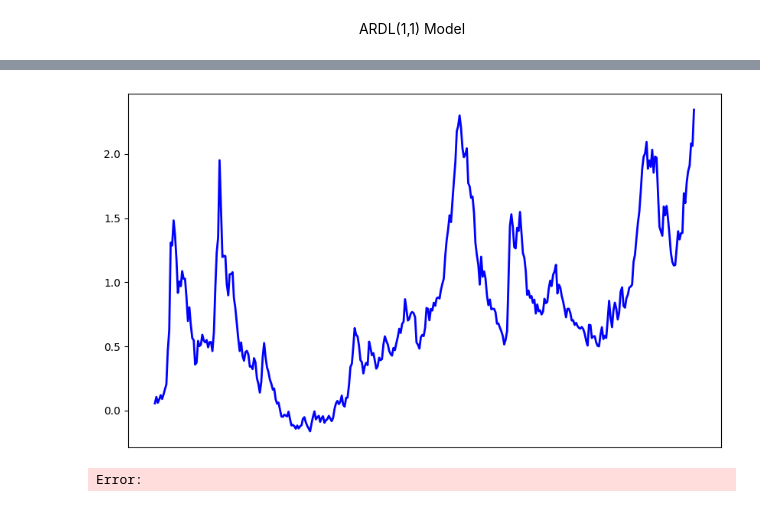
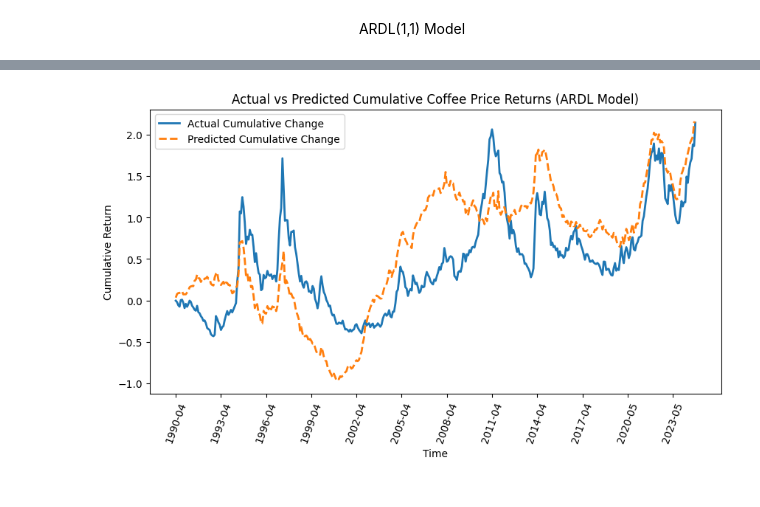
Before and after one commit to NicolasMSalas/eco395m_ml_coffee_trees, a Jupyter notebook: code/arima.ipynb, the cells around one changed output, grey strips where cells are left out. Saved outputs shown, nothing was run; the diff lists cells and outputs as text; code cells hidden in the pictures.

Commit message:
Actual Code

```diff
--- a/code/arima.ipynb
+++ b/code/arima.ipynb
@@ -128,9 +40,9 @@ print(f"P-Value: {result[1]}")
 ADF Statistic: -1.7881037924831735
 P-Value: 0.3863836197218491
 # %%
-merge_df["coffee_diff"] = merge_df["Coffee"].diff()
+main_df["coffee_diff"] = main_df["Coffee"].diff()
 
-merge_df["coffee_diff"] = merge_df["coffee_diff"].replace([np.inf, -np.inf], np.nan)
+main_df["coffee_diff"] = main_df["coffee_diff"].replace([np.inf, -np.inf], np.nan)
 
-merge_df = merge_df.dropna(subset=["coffee_diff"])
+main_df = main_df.dropna(subset=["coffee_diff"])
 # %%
@@ -461,0 +218,8 @@ Length mismatch: y_aligned has 376 values, predicted_values has 375 values.
+# %%
+for column in main_df.columns:
+    if "diff" not in column.lower() and "coffee" not in column.lower():
+        new_column_name = column.split()[0][:3] + "_diff" if len(column.split()) > 1 else column[:3] + "_diff"
+
+        main_df[new_column_name] = main_df[column].diff()
+
+        main_df[new_column_name].dropna(inplace=True)
@@ -461,0 +244,3 @@ Length mismatch: y_aligned has 376 values, predicted_values has 375 values.
+# %%
+y = main_df["coffee_diff"].dropna()
+X = main_df.drop("coffee_diff", axis=1).dropna()
@@ -462,14 +307,15 @@ Length mismatch: y_aligned has 376 values, predicted_values has 375 values.
 # %%
-plt.figure(figsize=(10, 6))
-
-plt.plot(cumulative_y, label="Cumulative Actual Coffee Price", color='blue', linewidth=2)
-plt.plot(cumulative_predicted, label="Cumulative Predicted Coffee Price", color='red', linestyle='dashed', linewidth=2)
-
-plt.title("Cumulative Sum of Actual vs Predicted Coffee Prices ARDL Using (1,1)")
-plt.xlabel("Time")
-plt.ylabel("Cumulative Coffee Price Change")
+plt.figure(figsize=(10,5))
+plt.plot(returns_aligned.index, cumulative_actual, label="Actual Cumulative Change", linewidth=2)
+plt.plot(returns_aligned.index, cumulative_predicted, label="Predicted Cumulative Change", linestyle="dashed", linewidth=2)
 plt.legend()
 
-plt.tight_layout()
+tick_interval = 36
+plt.xticks(range(0, len(returns_aligned), tick_interval), rotation=70)
+
+plt.xlabel("Time")
+plt.ylabel("Cumulative Return")
+plt.title("Actual vs Predicted Cumulative Coffee Price Returns (ARDL Model)")
+
 plt.show()
 # %% [output]
@@ -480,2 +322 @@ ConversionError: Failed to convert value(s) to axis units: array(['1993-08-01T00
-[figure, old version]
+[figure, new version]
-Error:
```
Also changed, not shown: parts of 32 cells of this notebook.
